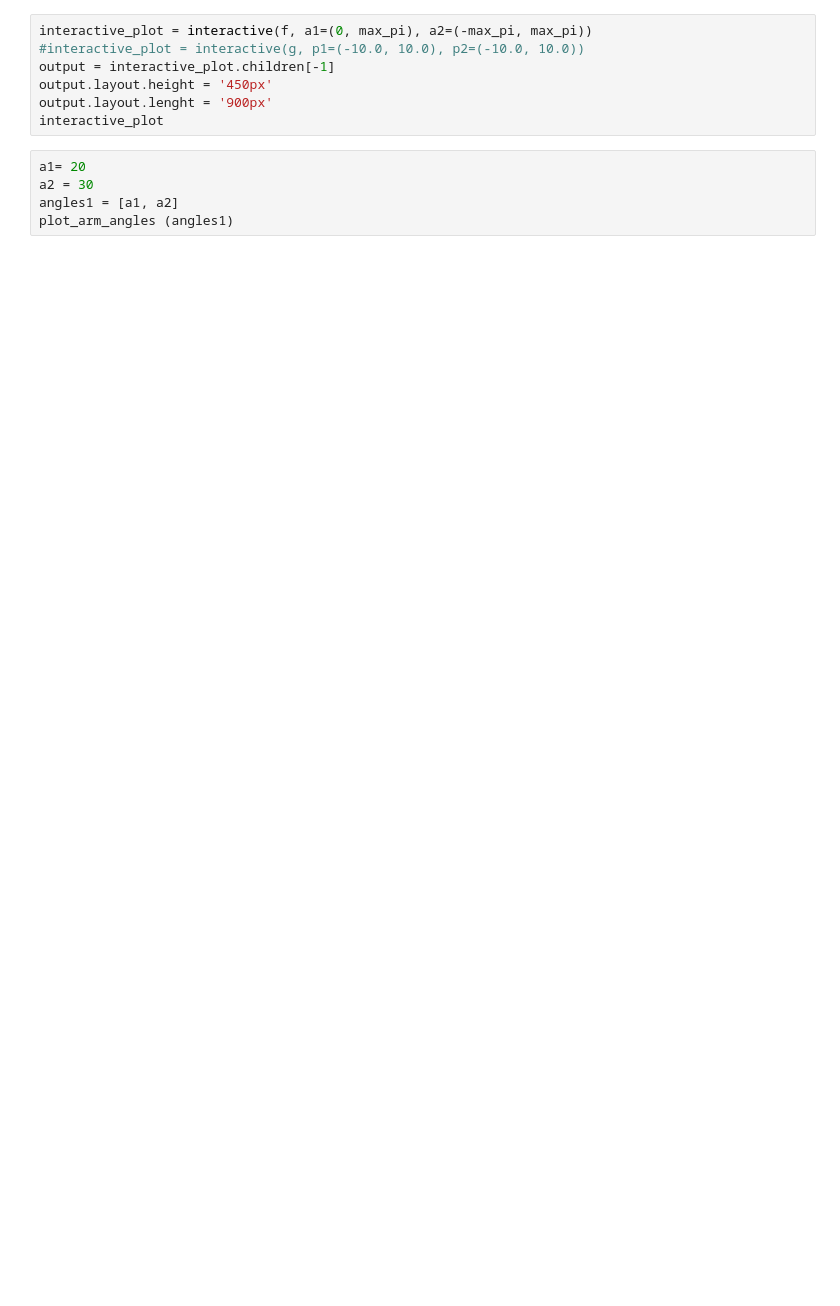
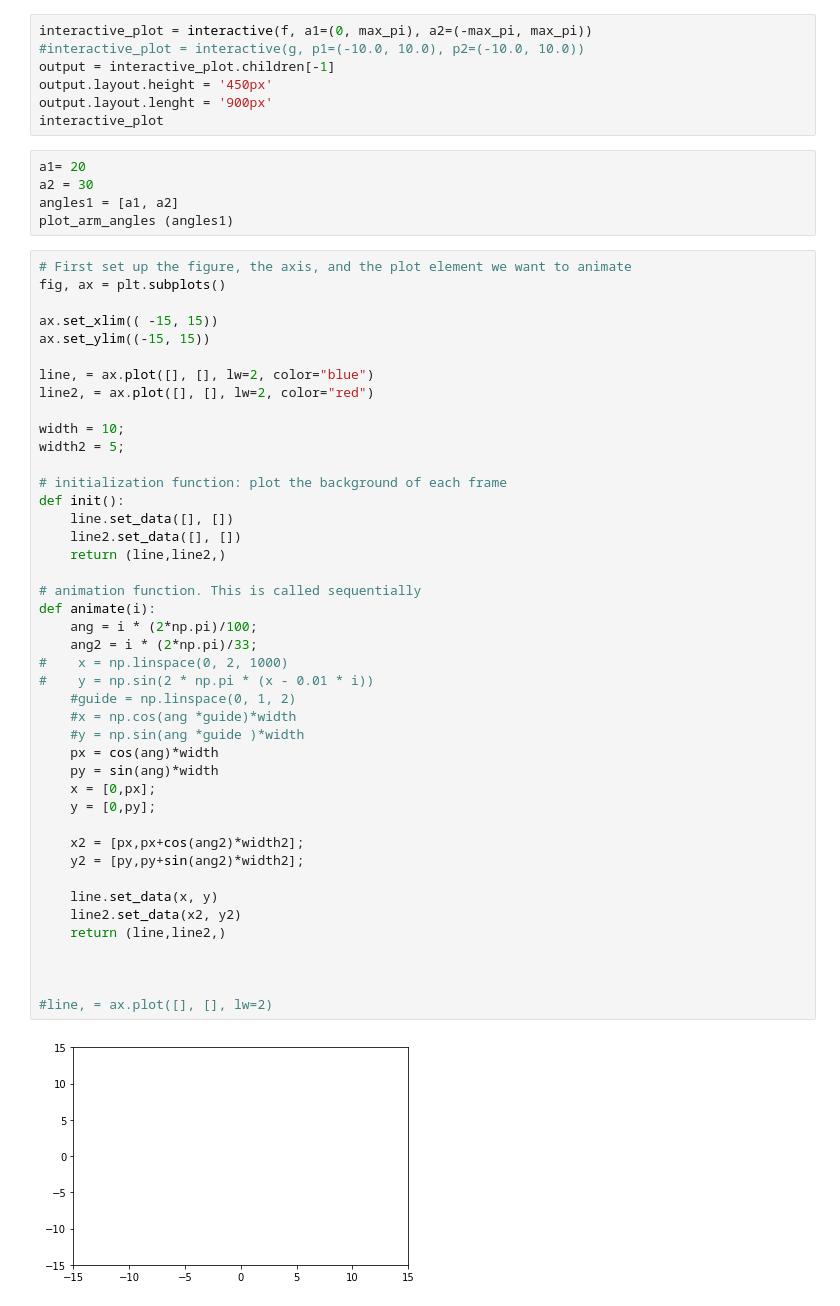
Before and after one commit to feiteira/P2DP, a Jupyter notebook: Jupyter/arm_sim.ipynb, the cells around one changed output. Drawn from its saved outputs; the diff is of its cells as text; blank space fills up the shorter version.

```diff
--- a/Jupyter/arm_sim.ipynb
+++ b/Jupyter/arm_sim.ipynb
@@ -118,3 +116,48 @@ a1= 20
 a2 = 30
 angles1 = [a1, a2]
 plot_arm_angles (angles1)
+# %%
+# First set up the figure, the axis, and the plot element we want to animate
+fig, ax = plt.subplots()
+
+ax.set_xlim(( -15, 15))
+ax.set_ylim((-15, 15))
+
+line, = ax.plot([], [], lw=2, color="blue")
+line2, = ax.plot([], [], lw=2, color="red")
+
+width = 10;
+width2 = 5;
+
+# initialization function: plot the background of each frame
+def init():
+    line.set_data([], [])
+    line2.set_data([], [])
+    return (line,line2,)
+
+# animation function. This is called sequentially
+def animate(i):
+    ang = i * (2*np.pi)/100;
+    ang2 = i * (2*np.pi)/33;
+#    x = np.linspace(0, 2, 1000)
+#    y = np.sin(2 * np.pi * (x - 0.01 * i))
+    #guide = np.linspace(0, 1, 2)
+    #x = np.cos(ang *guide)*width
+    #y = np.sin(ang *guide )*width
+    px = cos(ang)*width
+    py = sin(ang)*width
+    x = [0,px];
+    y = [0,py];
+
+    x2 = [px,px+cos(ang2)*width2];
+    y2 = [py,py+sin(ang2)*width2];
+
+    line.set_data(x, y)
+    line2.set_data(x2, y2)
+    return (line,line2,)
+
+
+
+#line, = ax.plot([], [], lw=2)
+# %% [output]
+[figure, added]
```
Also changed, not shown: parts of 6 cells of this notebook, 1 other file.
